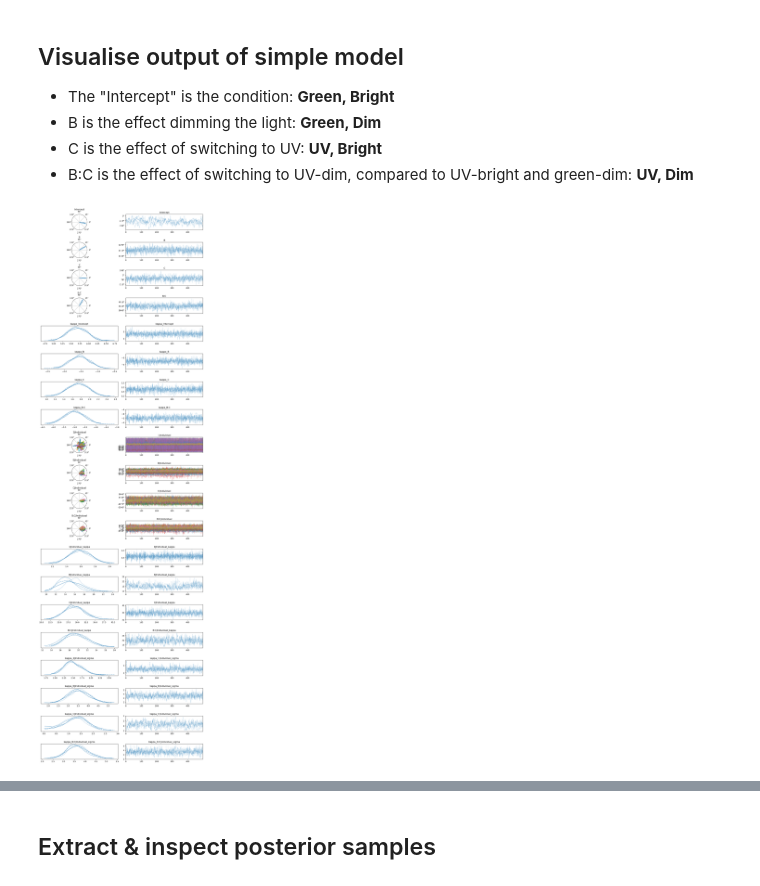
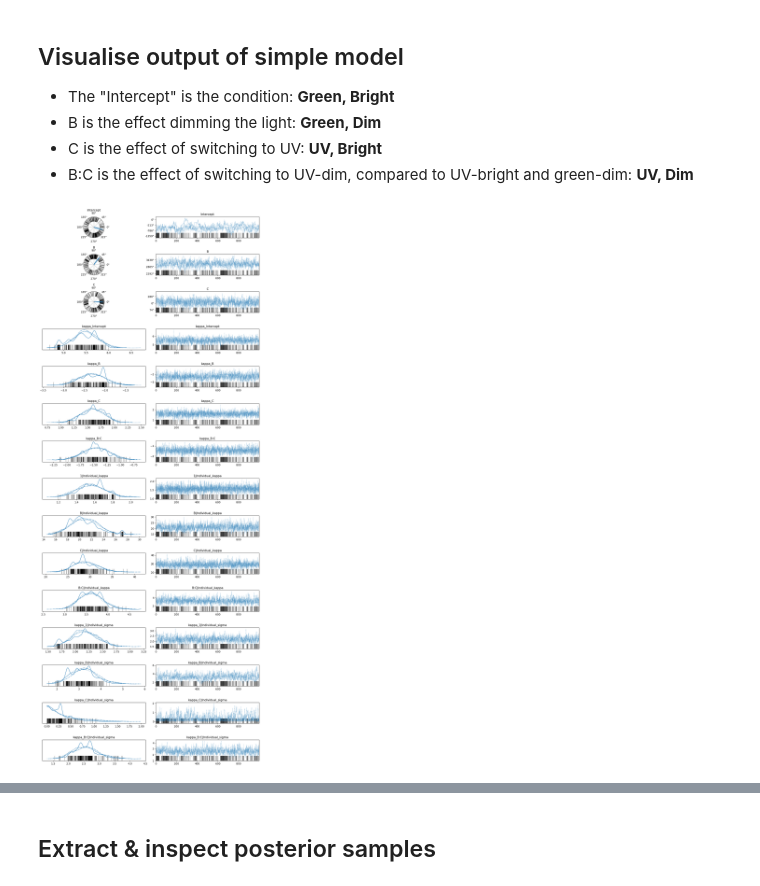
Before and after one commit to Foztarz/GUVdances, a Jupyter notebook: GUV_unwrap.ipynb, the cells around one changed output, grey strips where cells are left out. Drawn from its saved outputs; the diff is of its cells as text; code cells hidden in the pictures.

```diff
--- a/GUV_unwrap.ipynb
+++ b/GUV_unwrap.ipynb
@@ -465,47 +472,35 @@ vars=[
         "Intercept",
         "B",
         "C",
-        "B:C",
+        # "B:C",
         "kappa_Intercept",
         "kappa_B",
         "kappa_C",
         "kappa_B:C",
-        "1|Individual",
-        "B|Individual",
-        "C|Individual",
-        "B:C|Individual",
         "1|Individual_kappa",
         "B|Individual_kappa",
         "C|Individual_kappa",
         "B:C|Individual_kappa",
         "kappa_1|Individual_sigma",
         "kappa_B|Individual_sigma",
         "kappa_C|Individual_sigma",
         "kappa_B:C|Individual_sigma",
-        "kappa_1|Individual",
-        "kappa_B|Individual",
-        "kappa_C|Individual",
-        "kappa_B:C|Individual",
        ]
 cvars = ["Intercept",
         "B",
         "C",
-        "B:C",
-        "1|Individual",
-        "B|Individual",
-        "C|Individual",
-        "B:C|Individual",
+        # "B:C",
         ]
 #transform the circular data for interpretability
 idata_trans = idata.copy() # set up a variable for transformed data
 for cvar in cvars:
     idata_trans.posterior[cvar] = -180*idata_trans.posterior[cvar]/np.pi # convert each to degrees that will plot clockwise
 
 az.plot_trace(idata_trans,
               var_names= vars,
               circ_var_names=cvars,
               circ_var_units='degrees') #now in degrees and going clockwise, but axis labels are anticlock and start at right
 plt.tight_layout()
 plt.show()#without divergences takes about 30s
 # %% [output]
-[figure, old version]
+[figure, new version]
```
Also changed, not shown: parts of 6 cells of this notebook.
